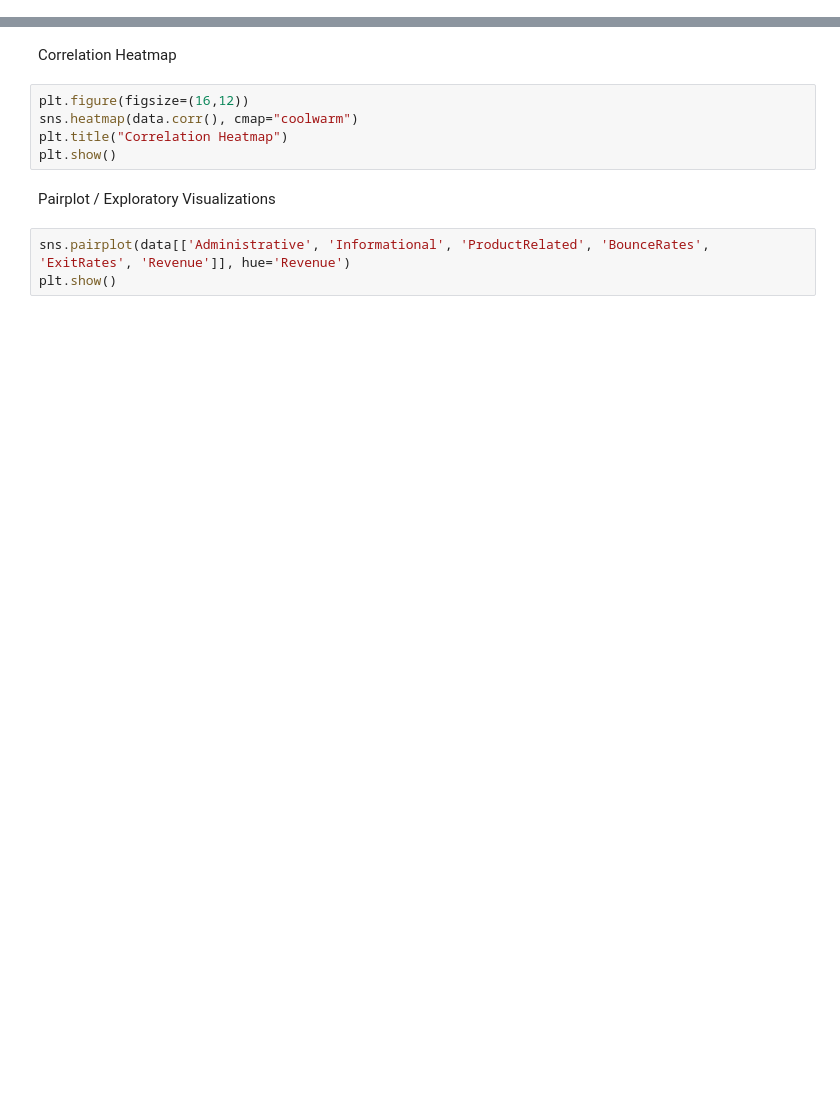
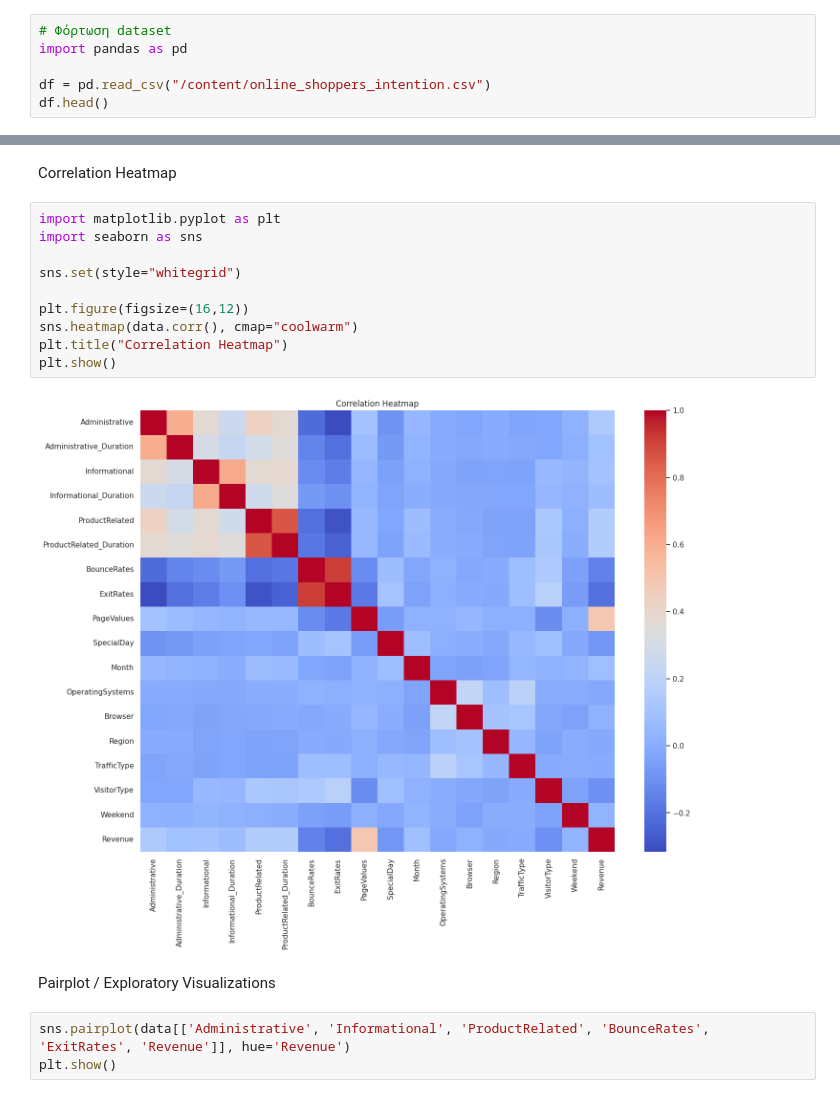
Before and after one commit to agrigoridou/Online-Shopping-Intention-Analysis-ML-Project, a Jupyter notebook: online_shoppers_intention.ipynb, the cells around one changed output, grey strips where cells are left out. Saved outputs shown, nothing was run; the diff lists cells and outputs as text; blank space fills up the shorter version.

```diff
--- a/online_shoppers_intention.ipynb
+++ b/online_shoppers_intention.ipynb
@@ -31,0 +26,6 @@ df.head()
+# %%
+# Φόρτωση dataset
+import pandas as pd
+
+df = pd.read_csv("/content/online_shoppers_intention.csv")
+df.head()
@@ -59,10 +124,17 @@ data.head()
 # %% [markdown]
 Correlation Heatmap
 # %%
+import matplotlib.pyplot as plt
+import seaborn as sns
+
+sns.set(style="whitegrid")
+
 plt.figure(figsize=(16,12))
 sns.heatmap(data.corr(), cmap="coolwarm")
 plt.title("Correlation Heatmap")
 plt.show()
+# %% [output]
+[figure, added]
 # %% [markdown]
 Pairplot / Exploratory Visualizations
 # %%
```
Also changed, not shown: parts of 14 cells of this notebook.
